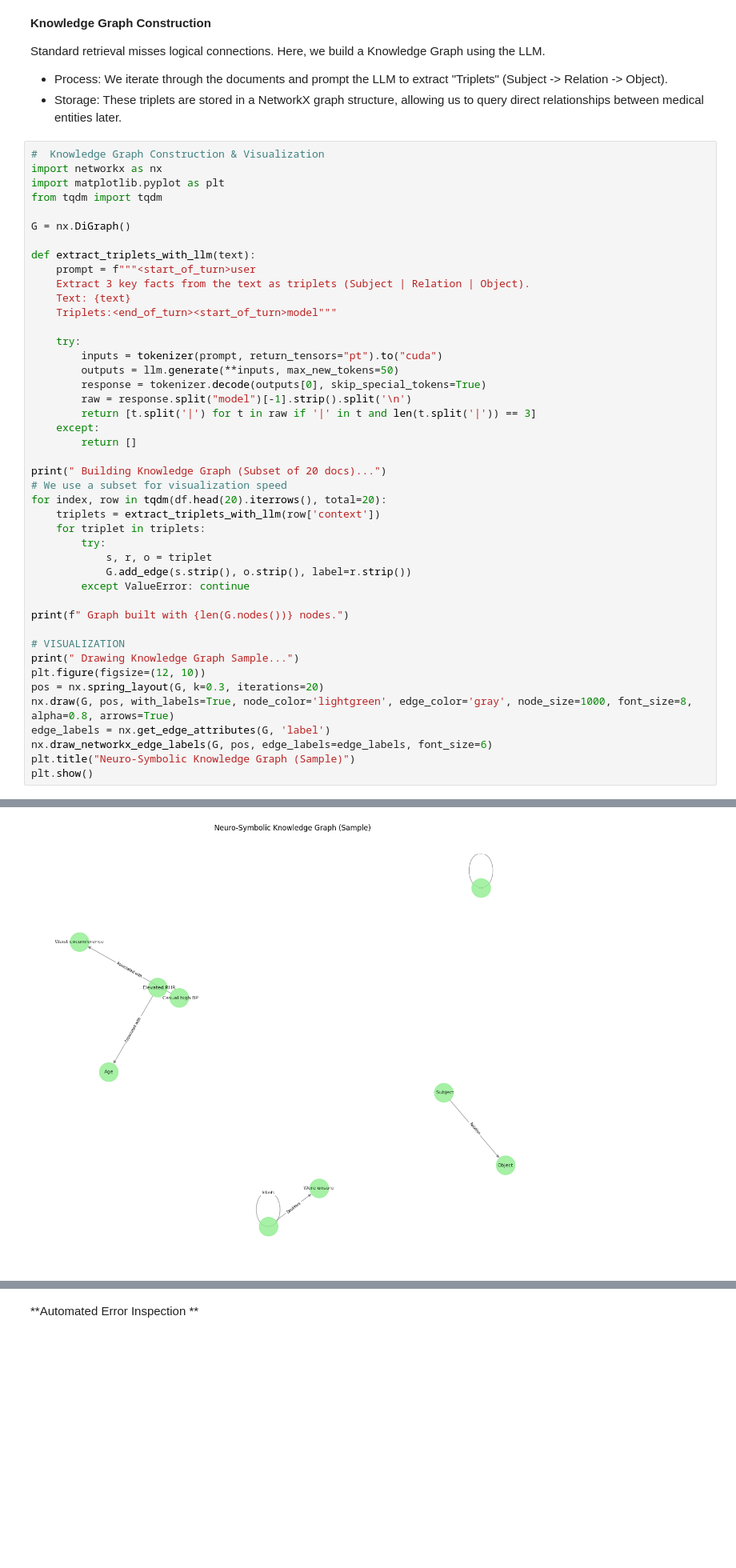
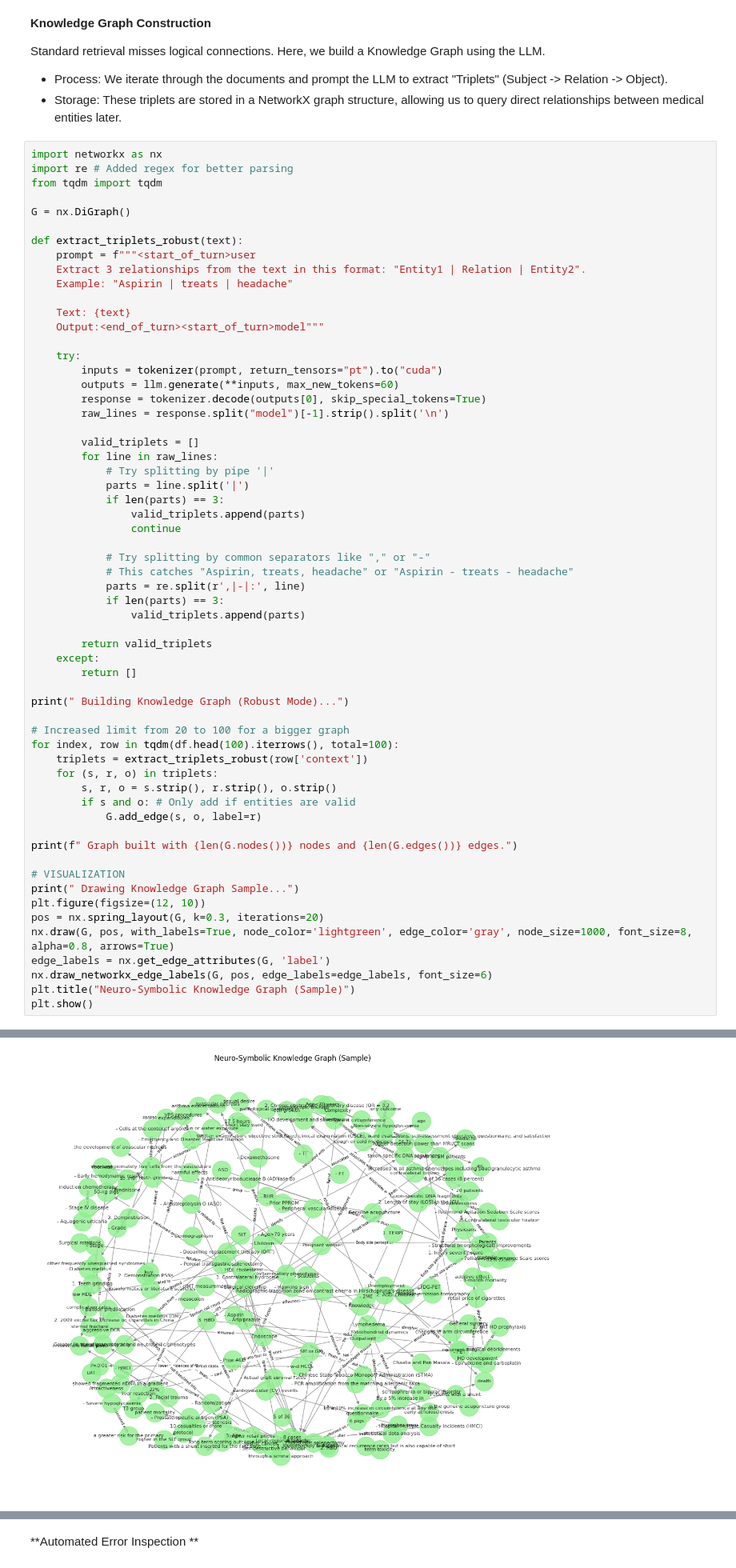
Before and after one commit to Shervinrtd/knowledge-Injection, a Jupyter notebook: knowledge_Injection.ipynb, the cells around one changed output, grey strips where cells are left out. Shown at 80% size. Cells and saved outputs as stored; diff of their text form; blank space fills up the shorter version.

```diff
--- a/knowledge_Injection.ipynb
+++ b/knowledge_Injection.ipynb
@@ -140,39 +139,55 @@ Standard retrieval misses logical connections. Here, we build a Knowledge Graph
 *   Process: We iterate through the documents and prompt the LLM to extract "Triplets" (Subject -> Relation -> Object).
 *   Storage: These triplets are stored in a NetworkX graph structure, allowing us to query direct relationships between medical entities later.
 # %%
-#  Knowledge Graph Construction & Visualization
 import networkx as nx
-import matplotlib.pyplot as plt
+import re # Added regex for better parsing
 from tqdm import tqdm
 
 G = nx.DiGraph()
 
-def extract_triplets_with_llm(text):
+def extract_triplets_robust(text):
     prompt = f"""<start_of_turn>user
-    Extract 3 key facts from the text as triplets (Subject | Relation | Object).
+    Extract 3 relationships from the text in this format: "Entity1 | Relation | Entity2".
+    Example: "Aspirin | treats | headache"
+
     Text: {text}
-    Triplets:<end_of_turn><start_of_turn>model"""
+    Output:<end_of_turn><start_of_turn>model"""
 
     try:
         inputs = tokenizer(prompt, return_tensors="pt").to("cuda")
-        outputs = llm.generate(**inputs, max_new_tokens=50)
+        outputs = llm.generate(**inputs, max_new_tokens=60)
         response = tokenizer.decode(outputs[0], skip_special_tokens=True)
-        raw = response.split("model")[-1].strip().split('\n')
-        return [t.split('|') for t in raw if '|' in t and len(t.split('|')) == 3]
+        raw_lines = response.split("model")[-1].strip().split('\n')
+
+        valid_triplets = []
+        for line in raw_lines:
+            # Try splitting by pipe '|'
+            parts = line.split('|')
+            if len(parts) == 3:
+                valid_triplets.append(parts)
+                continue
+
+            # Try splitting by common separators like "," or "-"
+            # This catches "Aspirin, treats, headache" or "Aspirin - treats - headache"
+            parts = re.split(r',|-|:', line)
+            if len(parts) == 3:
+                valid_triplets.append(parts)
+
+        return valid_triplets
     except:
         return []
 
-print(" Building Knowledge Graph (Subset of 20 docs)...")
-# We use a subset for visualization speed
-for index, row in tqdm(df.head(20).iterrows(), total=20):
-    triplets = extract_triplets_with_llm(row['context'])
-    for triplet in triplets:
-        try:
-            s, r, o = triplet
-            G.add_edge(s.strip(), o.strip(), label=r.strip())
-        except ValueError: continue
+print(" Building Knowledge Graph (Robust Mode)...")
 
-print(f" Graph built with {len(G.nodes())} nodes.")
+# Increased limit from 20 to 100 for a bigger graph
+for index, row in tqdm(df.head(100).iterrows(), total=100):
+    triplets = extract_triplets_robust(row['context'])
+    for (s, r, o) in triplets:
+        s, r, o = s.strip(), r.strip(), o.strip()
+        if s and o: # Only add if entities are valid
+            G.add_edge(s, o, label=r)
+
+print(f" Graph built with {len(G.nodes())} nodes and {len(G.edges())} edges.")
 
 # VISUALIZATION
 print(" Drawing Knowledge Graph Sample...")
@@ -189,5 +204,5 @@ plt.show()
  Drawing Knowledge Graph Sample...
-[figure, old version]
+[figure, new version]
 # %% [markdown]
 **Graph Search Function**
 
```
Also changed, not shown: parts of 13 cells of this notebook.
